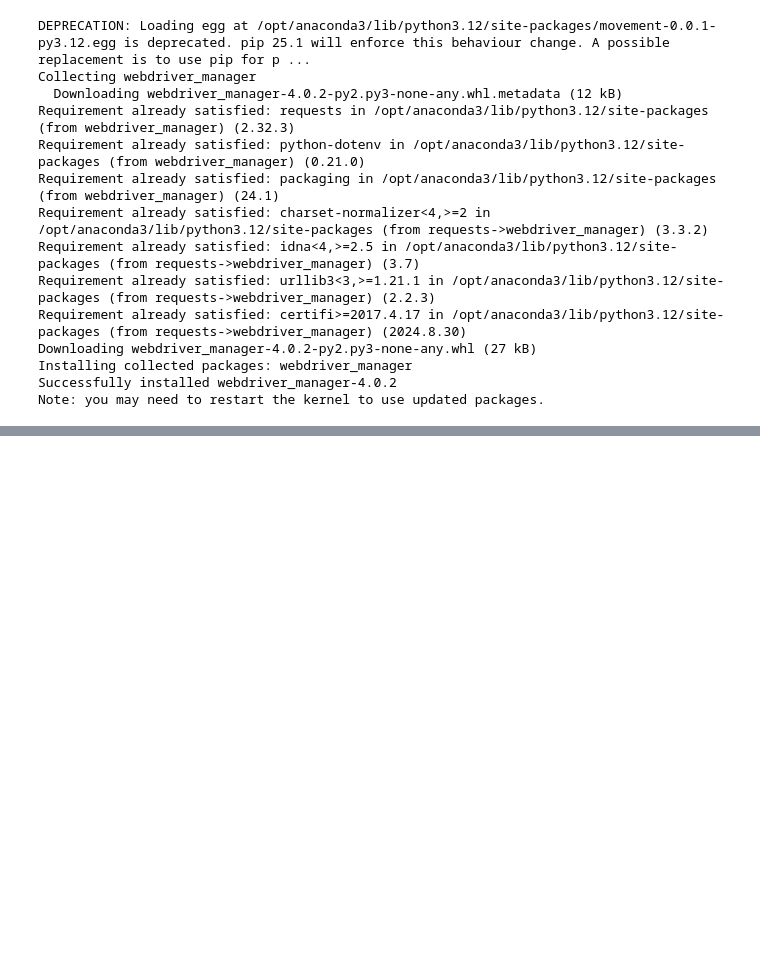
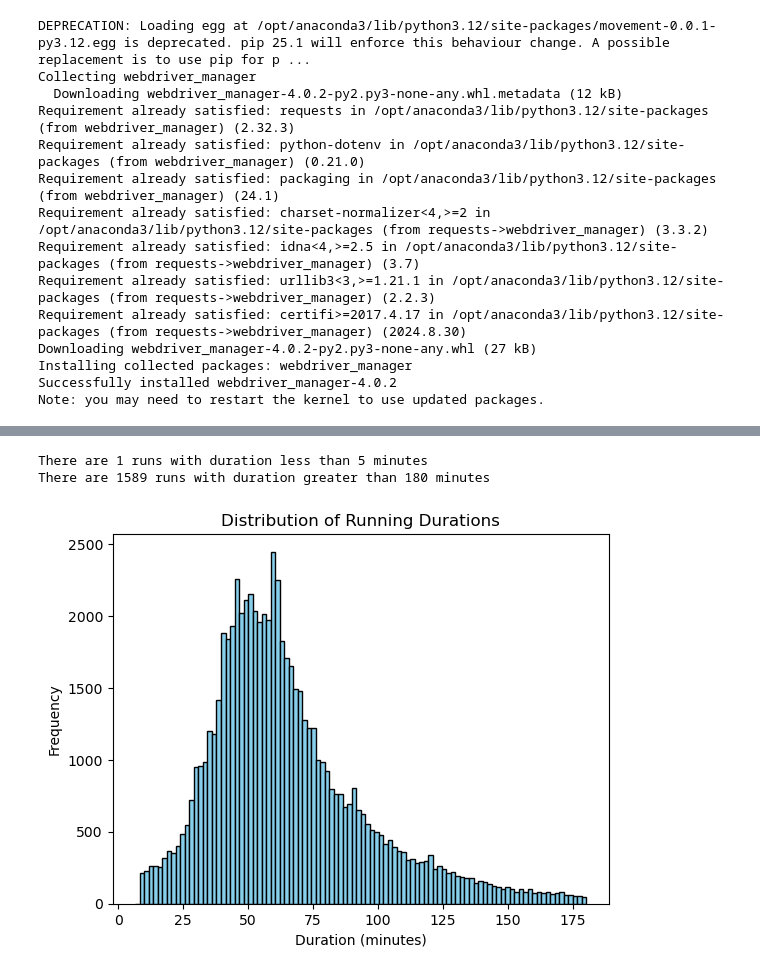
Before and after one commit to jacobgottesman/4400_final_project, a Jupyter notebook: testing.ipynb, the cells around one changed output, grey strips where cells are left out. Cells and saved outputs as stored; diff of their text form; code cells hidden in the pictures; blank space fills up the shorter version.

```diff
--- a/testing.ipynb
+++ b/testing.ipynb
@@ -182,3 +359,17 @@ len(run_routes['userId'].unique())
+# %%
+print(f'There are {len(run_routes[run_routes["duration"] < 5])} runs with duration less than 5 minutes')
+print(f'There are {len(run_routes[run_routes["duration"] > 180])} runs with duration greater than 180 minutes')
+
+run_routes = run_routes[(run_routes['duration'] >= 5) & (run_routes['duration'] <= 180)]
+plt.hist(run_routes['duration'], bins=100, color='skyblue', edgecolor='black')
+plt.xlabel('Duration (minutes)')
+plt.ylabel('Frequency')
+plt.title('Distribution of Running Durations')
+plt.show()
+# %% [output]
+There are 1 runs with duration less than 5 minutes
+There are 1589 runs with duration greater than 180 minutes
+[figure, added]
 # %%
 import numpy as np
 test = np.random.randint(0, len(run_routes), 1)[0]
```
Also changed, not shown: parts of 15 cells of this notebook, 2 other files.
